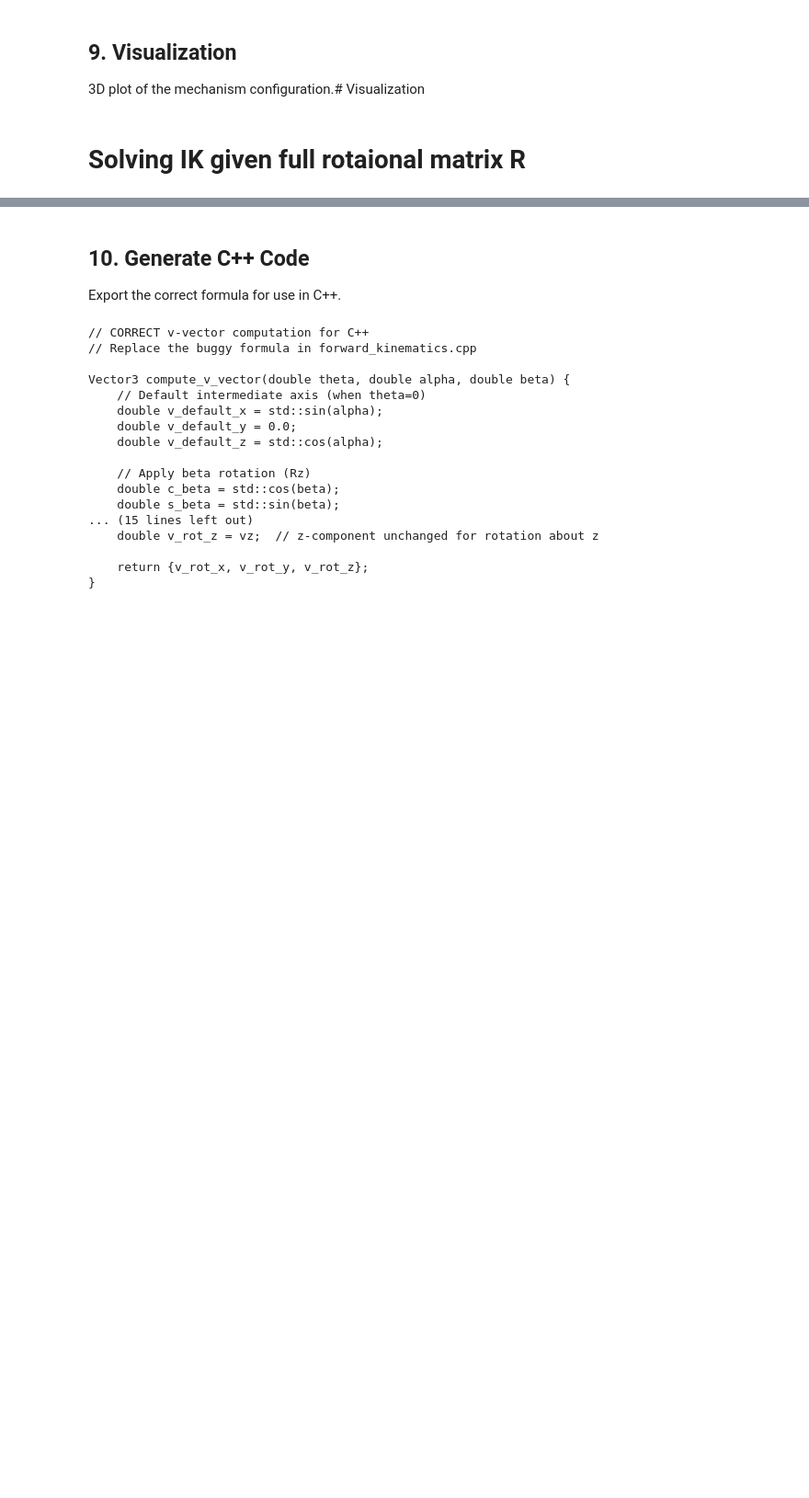
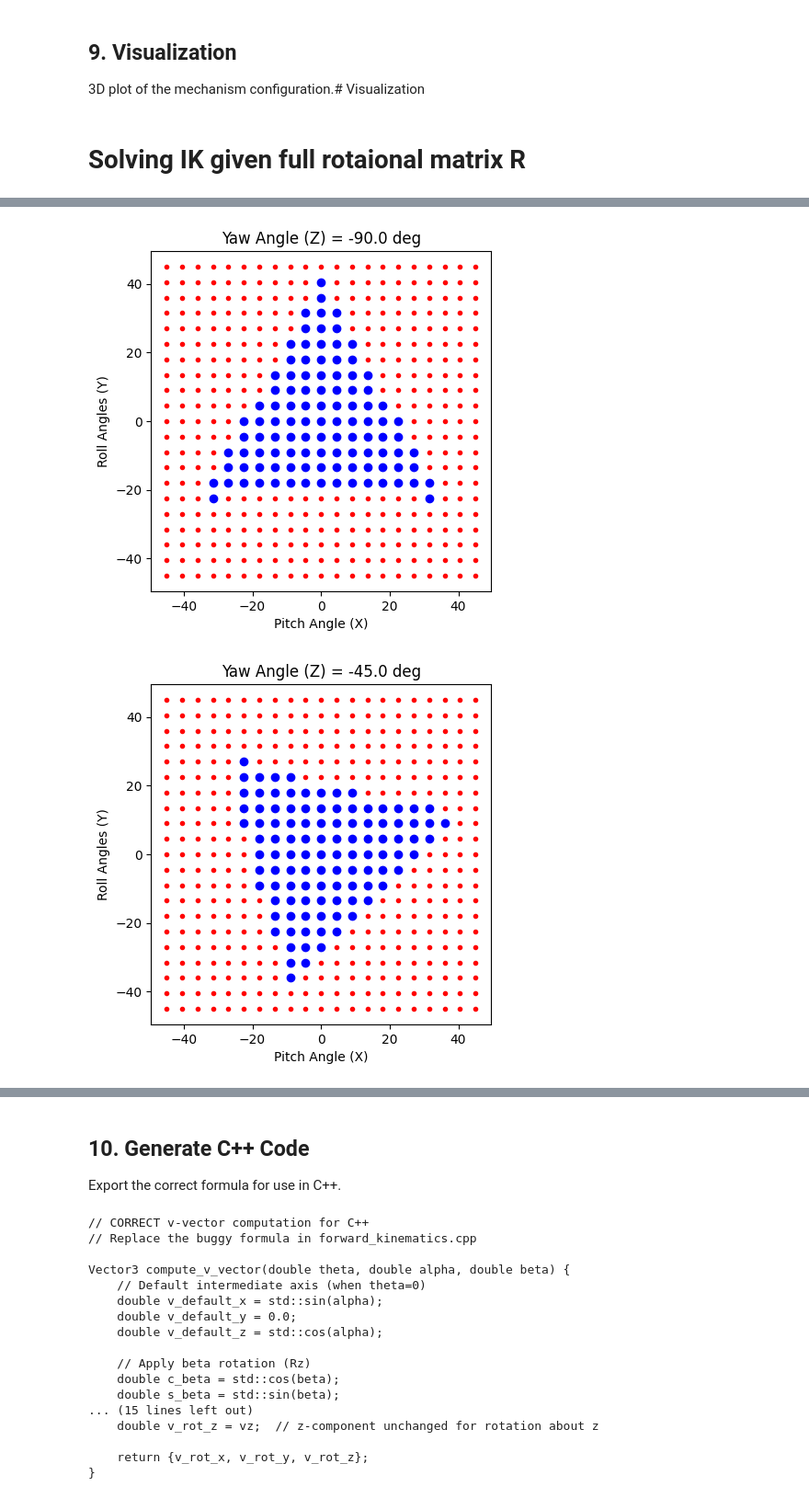
Before and after one commit to ChawinOph/spm-mechanics, a Jupyter notebook: notebooks/symbolic_kinematics.ipynb, the cells around one changed output, grey strips where cells are left out. Shown at 92% size. Drawn from its saved outputs; the diff is of its cells as text; code cells hidden in the pictures; blank space fills up the shorter version.

Commit message:
Visualized Worspace (2D)

```diff
--- a/notebooks/symbolic_kinematics.ipynb
+++ b/notebooks/symbolic_kinematics.ipynb
@@ -948,0 +941,62 @@ u_3 = [u_3x, u_3y, u_3z] = [ -0.0000,   0.0000,   1.0000]
+# %%
+# define euler angle in radian (odd number of points to include zero in the middle)
+N_z = 5
+N_y = 21
+N_x = 21
+
+z_yaws = np.linspace(-np.pi/2, np.pi/2, N_z)
+y_rolls = np.linspace(-np.pi/4, np.pi/4, N_y)
+x_pitches = np.linspace(-np.pi/4, np.pi/4, N_x)
+
+# create meshgrid for plotting
+Z_yaws, Y_rolls, X_pitches = np.meshgrid(z_yaws, y_rolls, x_pitches, indexing='ij')
+
+# print(Z_yaws.shape)
+# print(Y_rolls.shape)
+# print(X_pitches.shape)
+
+for k in range(N_z):
+    fig = plt.figure()
+    axes = fig.add_subplot()
+    W_feasible = []
+    for j in range(N_y):
+        W_feasible_j = []
+        for i in range(N_x):
+            curr_euler_angles = [z_yaws[k], y_rolls[j], x_pitches[i]]
+
+            R_des = R.from_euler('zyx', curr_euler_angles).as_matrix()
+
+            # print(f"\n Desired Rotation Matrix R_des from ZYX euler angles: {np.rad2deg(curr_euler_angles[0]):.1f}, {np.rad2deg(euler_angles[1]):.1f}, {np.rad2deg(euler_angles[2])} (deg)")
+            # print(R_des)
+            # print()
+
+            # visualization of the platform and joint vectors
+            # plot_spsm_transformation(u_i, w_i, R_des, euler_angles)
+
+            sols, has_sols = compute_ik(R_des, verbose=False)
+            # print(has_sols)
+
+            if all(has_sols):
+                W_feasible_j.append('b')
+                col = 'b'
+                mark = 'o'
+            else:
+                W_feasible_j.append('k')
+                col = 'r'
+                mark = '.'
+
+            plt.plot(np.rad2deg(x_pitches[i]), np.rad2deg(y_rolls[j]), marker=mark, color=col, linestyle='none')
+
+        W_feasible.append(W_feasible_j)
+
+    axes.set_aspect('equal')
+    axes.set_title(f'Yaw Angle (Z) = {np.rad2deg(z_yaws[k])} deg')
+    axes.set_xlabel('Pitch Angle (X)')
+    axes.set_ylabel('Roll Angles (Y)')
+
+    # plt.plot(X_pitches[k], Y_rolls[k], marker='.', color=W_feasible, linestyle='none')
+
+# plot
+# %% [output]
+[figure, added]
+[figure, added]
```
Also changed, not shown: parts of 3 cells of this notebook.
